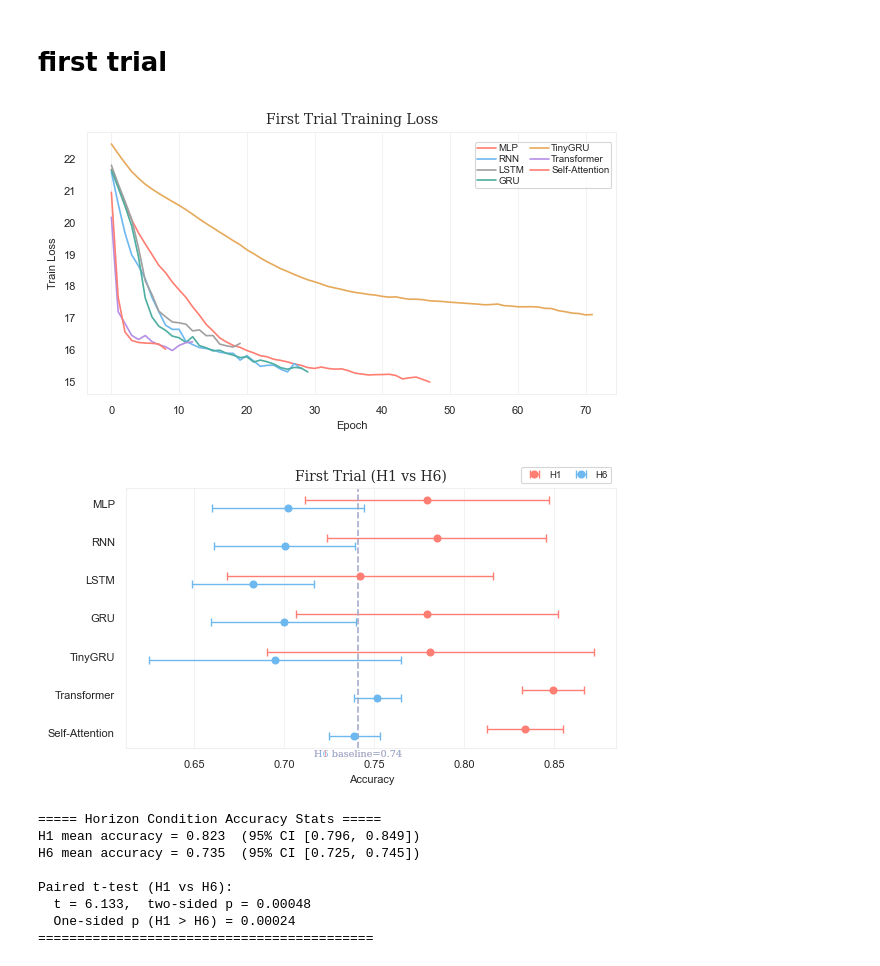
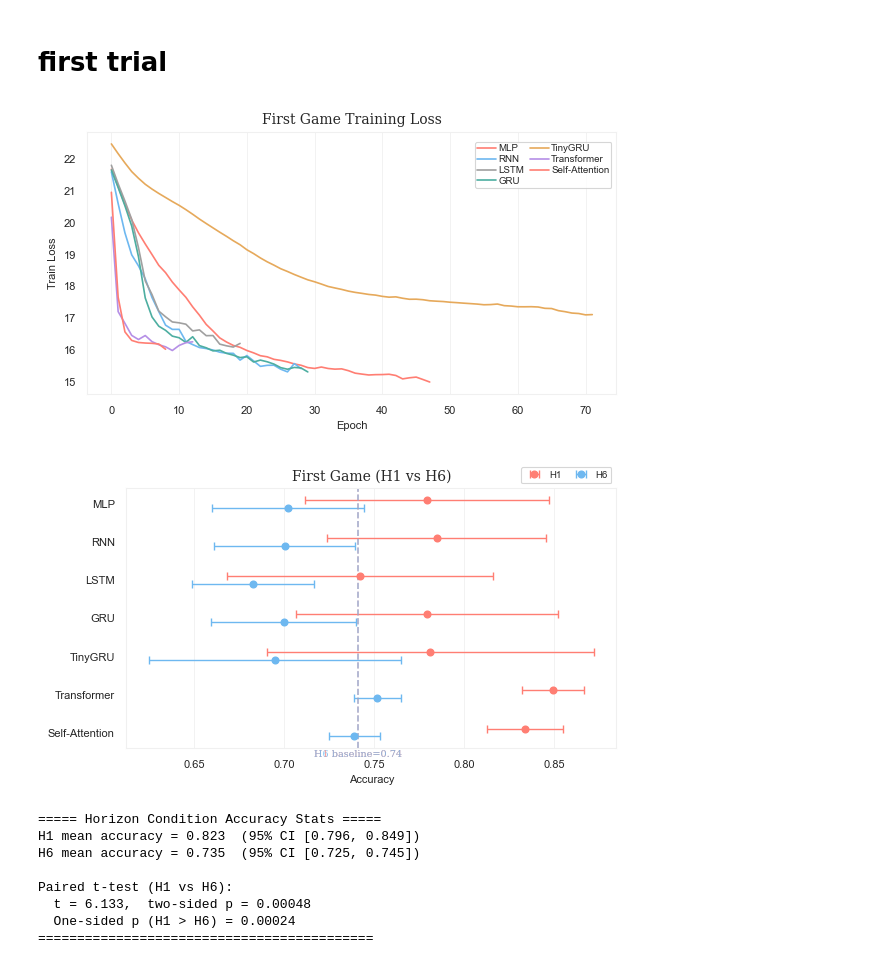
Before and after one commit to althealuo/Horizon, a Jupyter notebook: utils/analysis.ipynb, the cells around one changed output. Saved outputs shown, nothing was run; the diff lists cells and outputs as text; code cells hidden in the pictures.

```diff
--- a/utils/analysis.ipynb
+++ b/utils/analysis.ipynb
@@ -67,0 +70,11 @@ Paired t-test (H1 vs H6):
+# %%
+with open("../outputs/output_all_models_nll.json", "r") as f:
+    output_all_models_nll = json.load(f)
+
+import numpy as np
+
+labels = np.array(output_all_models_nll["RNN"]["labels"])
+p_null = labels.mean()
+eps = 1e-12
+nll_null = -(labels * np.log(p_null+eps) + (1-labels) * np.log(1-p_null+eps)).mean()
+print(f"Null NLL: {nll_null:.4f}")
@@ -80,13 +155,13 @@ combined_first_trial = {
     **output_first_trial,  # adds "RNN", "LSTM", "GRU", etc.
 }
 # %%
-plot_loss(combined_first_trial, title="First Trial Training Loss")
+plot_loss(combined_first_trial, title="First Game Training Loss")
 # %% [output]
-[figure, old version]
+[figure, new version]
 # %%
-plot_error_bars(combined_first_trial, title="First Trial (H1 vs H6)", baseline=[0.741, 0.741])
+plot_error_bars(combined_first_trial, title="First Game (H1 vs H6)", baseline=[0.741, 0.741])
 # %% [output]
-[figure, old version]
+[figure, new version]
 # %%
 final_first = extract_final_metrics(combined_first_trial)
 baseline_first = {
```
Also changed, not shown: parts of 8 cells of this notebook, 6 other files.
